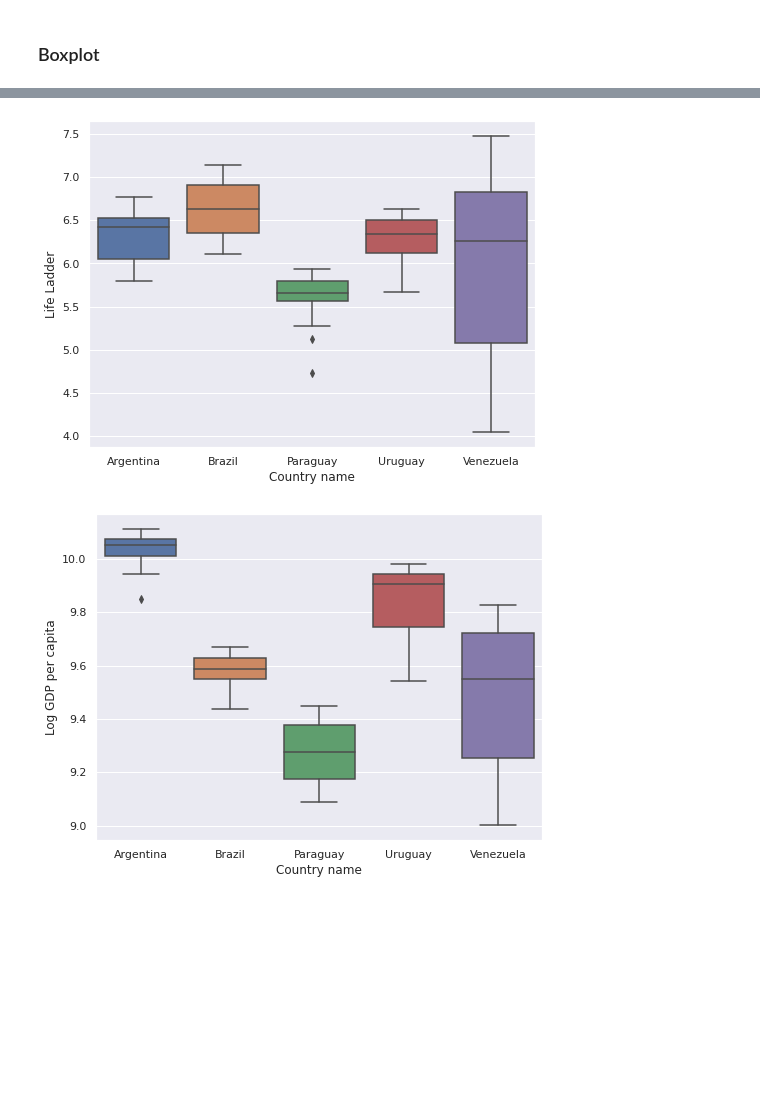
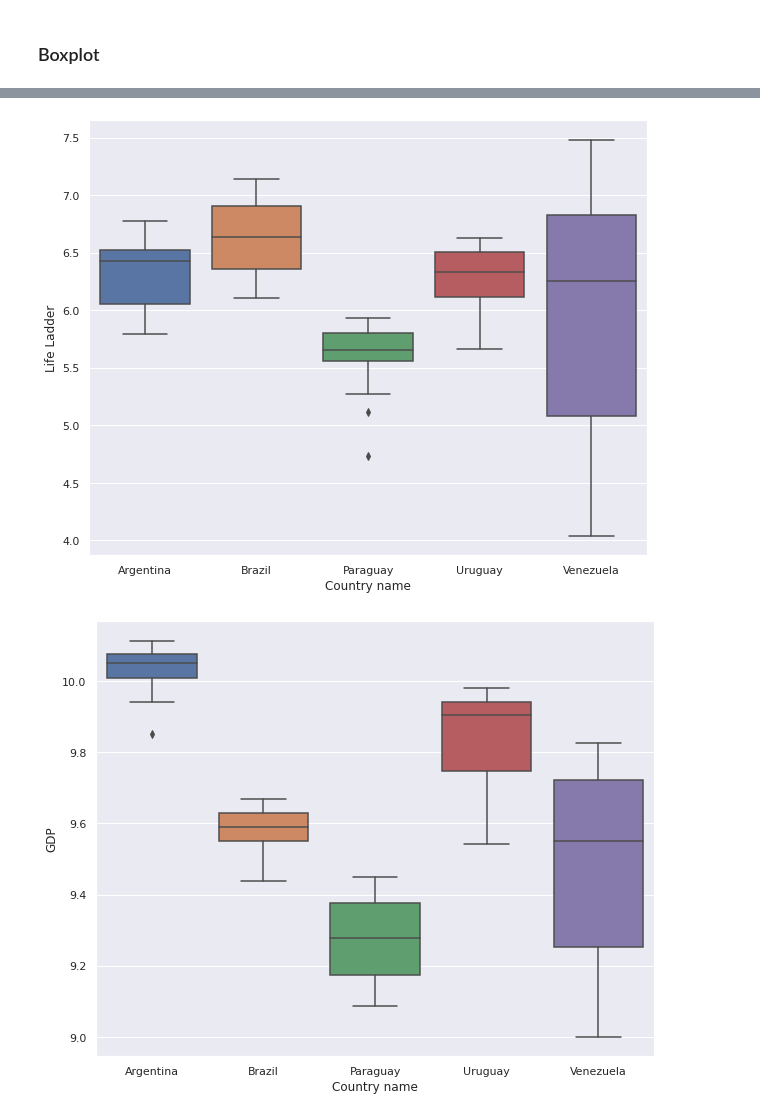
Before and after one commit to caiochacon/projeto_final_ICD, a Jupyter notebook: exploracao_inicial.ipynb, the cells around one changed output, grey strips where cells are left out. Saved outputs shown, nothing was run; the diff lists cells and outputs as text; code cells hidden in the pictures; blank space fills up the shorter version.

```diff
--- a/exploracao_inicial.ipynb
+++ b/exploracao_inicial.ipynb
@@ -4,7 +4,7 @@ import numpy as np
 import seaborn as sns
 import matplotlib.pyplot as plt
 sns.set_palette("Set3")
-sns.set(rc={'figure.figsize':(8,6)})
+sns.set(rc={'figure.figsize':(10,8)})
 # %% [markdown]
 # Atividade 1
 # %% [markdown]
@@ -88,7 +90,8 @@ Sum                 2.000000  1.000000   0.0  102.000000
 # %% [markdown]
 ## World Happiness Report
 # %%
-whr = pd.read_csv("./data/world-happiness-report.csv")
+whr = pd.read_csv("world-happiness-report.csv")
+whr.rename(columns = {"Log GDP per capita":"GDP"},inplace = True)
 # %%
 whr.head()
 # %% [output]
@@ -115,6 +118,6 @@ whr.drop("year", axis=1).describe()
 # %% [markdown]
 ### Boxplot
 # %%
-whr = whr[whr["Country name"].isin(countries)]
-whr
+whr_mercosul = whr[whr["Country name"].isin(countries)]
+whr_mercosul
 # %% [output]
@@ -133,16 +136,16 @@ whr
 73 rows × 11 columns
 # %%
 def plot_boxplot(col):
-    ax = sns.boxplot(data=whr, x="Country name", y=col)
+    ax = sns.boxplot(data=whr_mercosul, x="Country name", y=col)
     return ax
 # %%
 plot_boxplot("Life Ladder");
 # %% [output]
-[figure, old version]
+[figure, new version]
 # %%
-plot_boxplot("Log GDP per capita");
+plot_boxplot("GDP");
 # %% [output]
-[figure, old version]
+[figure, new version]
 # %%
 plot_boxplot("Healthy life expectancy at birth");
 # %% [output]
```
Also changed, not shown: parts of 12 cells of this notebook.
